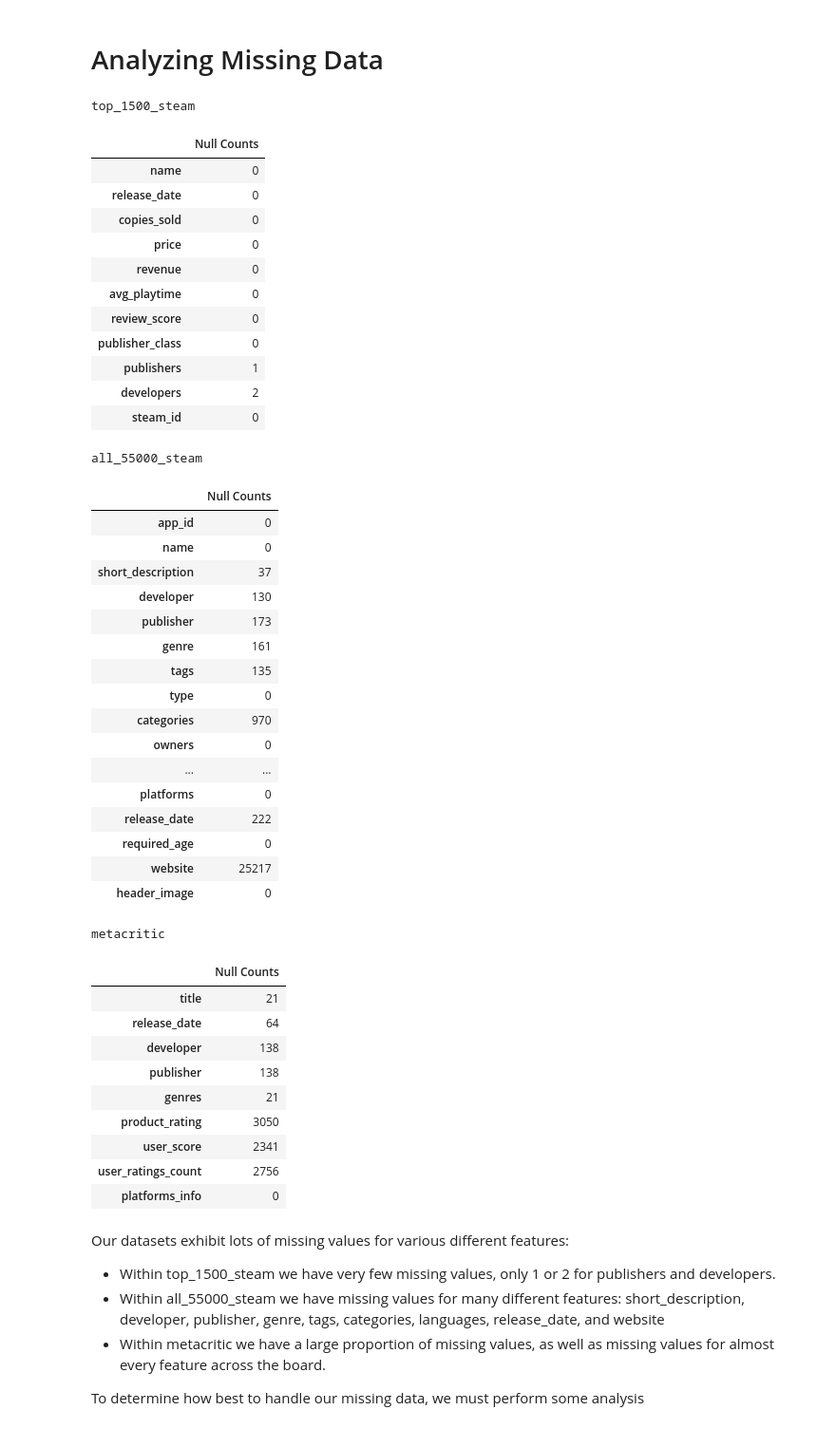
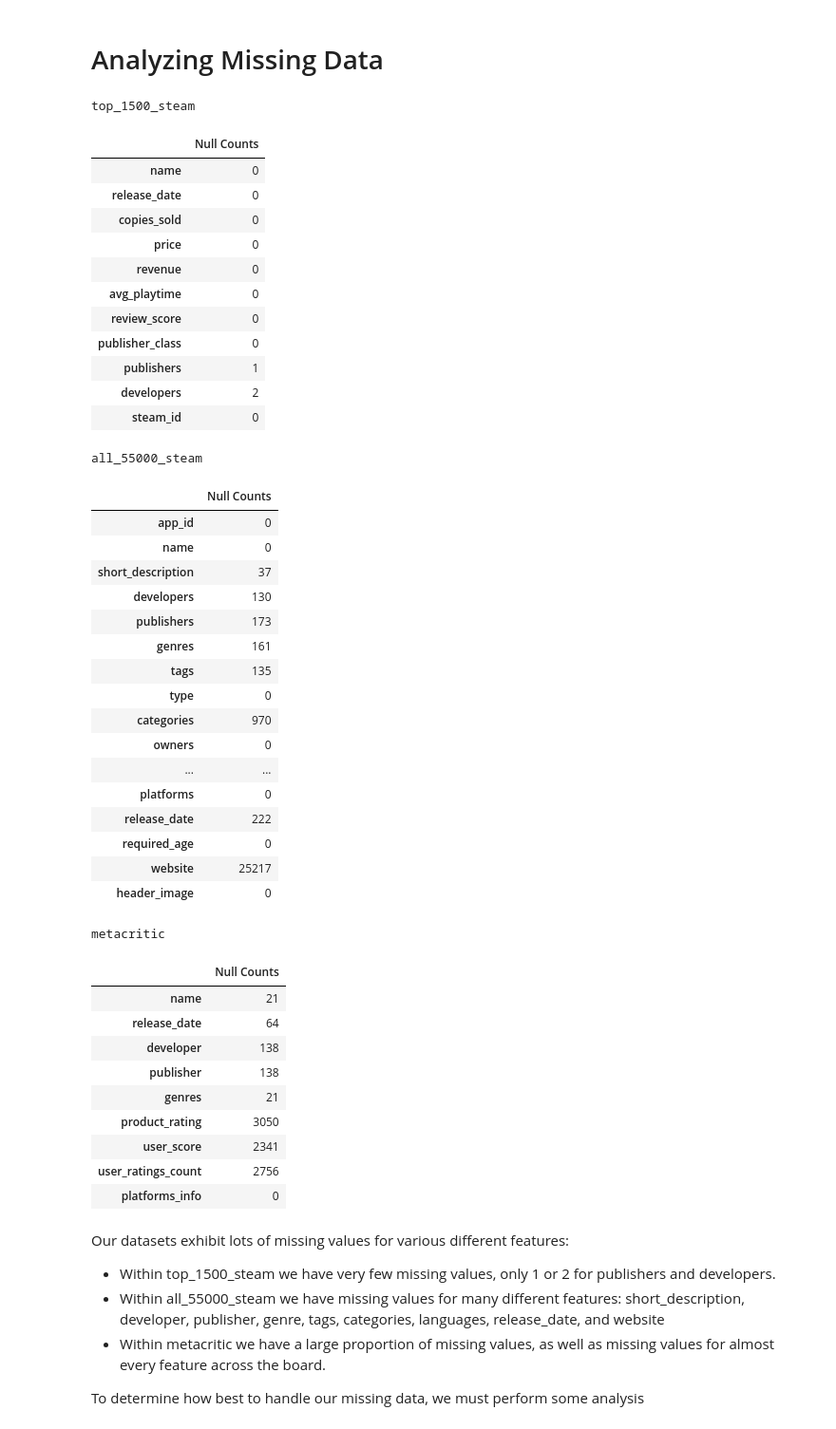
Before and after one commit to DVDMVN/GMDT_PROJ, a Jupyter notebook: exploration.ipynb, the cells around one changed output. Shown at 95% size. Saved outputs shown, nothing was run; the diff lists cells and outputs as text; code cells hidden in the pictures.

```diff
--- a/exploration.ipynb
+++ b/exploration.ipynb
@@ -153,4 +161,5 @@ Tasklist:
 # %%
+
 # Standardizing column names to use lowercase and underscore separated format
 top_1500_mapping = {
     'name': 'name',
@@ -173,7 +182,7 @@ all_55000_mapping = {
     'Short Description': 'short_description',
     'Developer': 'developers',
     'Publisher': 'publishers',
-    'Genre': 'genre',
+    'Genre': 'genres',
     'Tags': 'tags',
     'Type': 'type',
     'Categories': 'categories',
@@ -218,36 +227,43 @@ metacritic['release_date'] = metacritic['release_date'].dt.strftime('%Y-%m-%d')
 
 # Standardizing review_score and user_score to utilize the same scale (user_score is a float with a single decimal of precision)
 metacritic['user_score'] = (metacritic['user_score'] * 10).astype('Int64')
+
+# Standardizing price and initial_price from all_55000_steam
+all_55000_steam['price'] = all_55000_steam['price'] / 100
+all_55000_steam['initial_price'] = all_55000_steam['initial_price'] / 100
+
+# Standardizing the metacritic platforms info data?
+metacritic['platforms_info'] = metacritic['platforms_info'].apply(literal_evaluate)
 # %% [markdown]
 # Analyzing Missing Data
 # %%
 top_1500_steam_nulls = pd.DataFrame({'Null Counts': top_1500_steam.isnull().sum()})
-all_5500_steam_nulls = pd.DataFrame({'Null Counts': all_55000_steam.isnull().sum()})
+all_55000_steam_nulls = pd.DataFrame({'Null Counts': all_55000_steam.isnull().sum()})
 metacritic_nulls = pd.DataFrame({'Null Counts': metacritic.isnull().sum()})
 
-horizontal([top_1500_steam_nulls.style.set_caption('top_1500_steam'), all_5500_steam_nulls.style.set_caption('all_55000_steam'), metacritic_nulls.style.set_caption('metacritic')])
+horizontal([top_1500_steam_nulls.style.set_caption('top_1500_steam'), all_55000_steam_nulls.style.set_caption('all_55000_steam'), metacritic_nulls.style.set_caption('metacritic')])
 # %% [output]
 top_1500_steam
 |  | Null Counts |
 | name | 0 |
 | release_date | 0 |
 | copies_sold | 0 |
 | price | 0 |
 | revenue | 0 |
 | avg_playtime | 0 |
 | review_score | 0 |
 | publisher_class | 0 |
 | publishers | 1 |
 | developers | 2 |
 | steam_id | 0 |
 all_55000_steam
 |  | Null Counts |
 | app_id | 0 |
 | name | 0 |
 | short_description | 37 |
-| developer | 130 |
-| publisher | 173 |
-| genre | 161 |
+| developers | 130 |
+| publishers | 173 |
+| genres | 161 |
 | tags | 135 |
 | type | 0 |
 | categories | 970 |
@@ -260,7 +276,7 @@ all_55000_steam
 | header_image | 0 |
 metacritic
 |  | Null Counts |
-| title | 21 |
+| name | 21 |
 | release_date | 64 |
 | developer | 138 |
 | publisher | 138 |
```
Also changed, not shown: parts of 32 cells of this notebook, 11 other files.
